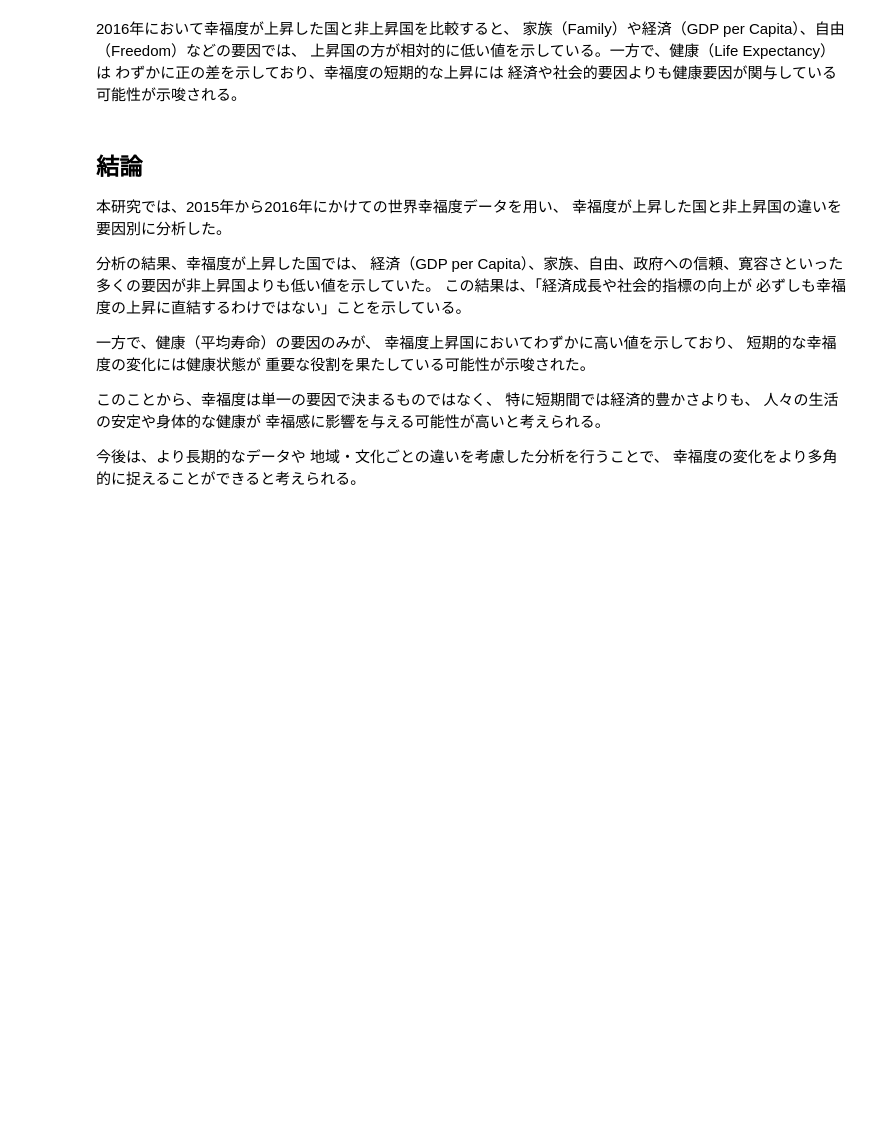
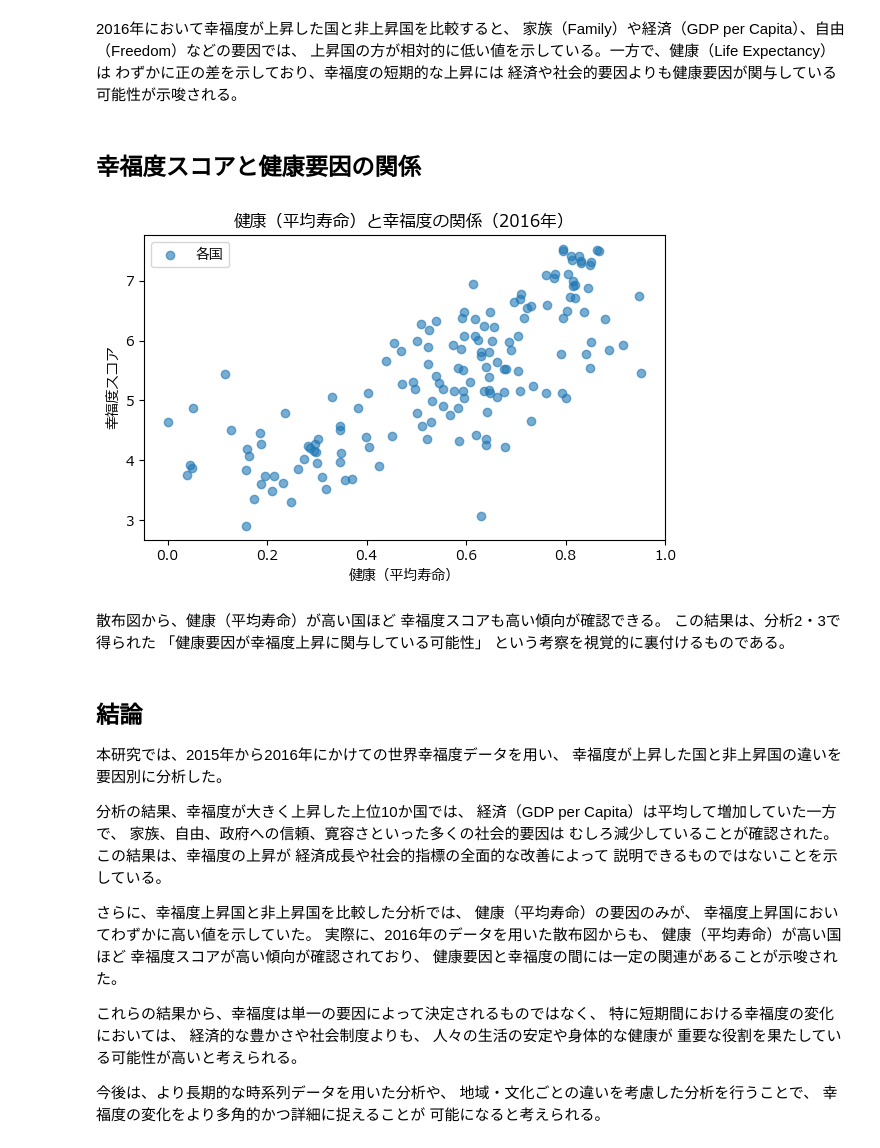
Before and after one commit to a250857y-code/me, a Jupyter notebook: 期末試験/Happiness_Report_suzuki.ipynb, the cells around one changed output. Drawn from its saved outputs; the diff is of its cells as text; code cells hidden in the pictures; blank space fills up the shorter version.

```diff
--- a/期末試験/Happiness_Report_suzuki.ipynb
+++ b/期末試験/Happiness_Report_suzuki.ipynb
@@ -460,28 +460,65 @@ comparison['Difference'].plot(
 上昇国の方が相対的に低い値を示している。一方で、健康（Life Expectancy）は
 わずかに正の差を示しており、幸福度の短期的な上昇には
 経済や社会的要因よりも健康要因が関与している可能性が示唆される。
+# %% [markdown]
+## 幸福度スコアと健康要因の関係
+# %%
+plt.rcParams['font.family'] = 'Meiryo'
+
+# 2016年データのみ使用
+df_2016 = df[df['year'] == 2016]
+
+plt.figure(figsize=(6,4))
+plt.scatter(
+    df_2016['Health (Life Expectancy)'],
+    df_2016['Happiness Score'],
+    alpha=0.6,
+    label='各国'
+)
+
+plt.title('健康（平均寿命）と幸福度の関係（2016年）')
+plt.xlabel('健康（平均寿命）')
+plt.ylabel('幸福度スコア')
+plt.legend()
+plt.tight_layout()
+plt.show()
+# %% [output]
+[figure, added]
+# %% [markdown]
+散布図から、健康（平均寿命）が高い国ほど
+幸福度スコアも高い傾向が確認できる。
+この結果は、分析2・3で得られた
+「健康要因が幸福度上昇に関与している可能性」
+という考察を視覚的に裏付けるものである。
 # %% [markdown]
 ## 結論
 
 本研究では、2015年から2016年にかけての世界幸福度データを用い、
 幸福度が上昇した国と非上昇国の違いを要因別に分析した。
 
-分析の結果、幸福度が上昇した国では、
-経済（GDP per Capita）、家族、自由、政府への信頼、寛容さといった
-多くの要因が非上昇国よりも低い値を示していた。
-この結果は、「経済成長や社会的指標の向上が
-必ずしも幸福度の上昇に直結するわけではない」ことを示している。
+分析の結果、幸福度が大きく上昇した上位10か国では、
+経済（GDP per Capita）は平均して増加していた一方で、
+家族、自由、政府への信頼、寛容さといった多くの社会的要因は
+むしろ減少していることが確認された。
+この結果は、幸福度の上昇が
+経済成長や社会的指標の全面的な改善によって
+説明できるものではないことを示している。
 
-一方で、健康（平均寿命）の要因のみが、
-幸福度上昇国においてわずかに高い値を示しており、
-短期的な幸福度の変化には健康状態が
-重要な役割を果たしている可能性が示唆された。
+さらに、幸福度上昇国と非上昇国を比較した分析では、
+健康（平均寿命）の要因のみが、
+幸福度上昇国においてわずかに高い値を示していた。
+実際に、2016年のデータを用いた散布図からも、
+健康（平均寿命）が高い国ほど
+幸福度スコアが高い傾向が確認されており、
+健康要因と幸福度の間には一定の関連があることが示唆された。
 
-このことから、幸福度は単一の要因で決まるものではなく、
-特に短期間では経済的豊かさよりも、
+これらの結果から、幸福度は単一の要因によって決定されるものではなく、
+特に短期間における幸福度の変化においては、
+経済的な豊かさや社会制度よりも、
 人々の生活の安定や身体的な健康が
-幸福感に影響を与える可能性が高いと考えられる。
+重要な役割を果たしている可能性が高いと考えられる。
 
-今後は、より長期的なデータや
+今後は、より長期的な時系列データを用いた分析や、
 地域・文化ごとの違いを考慮した分析を行うことで、
-幸福度の変化をより多角的に捉えることができると考えられる。
+幸福度の変化をより多角的かつ詳細に捉えることが
+可能になると考えられる。
```
